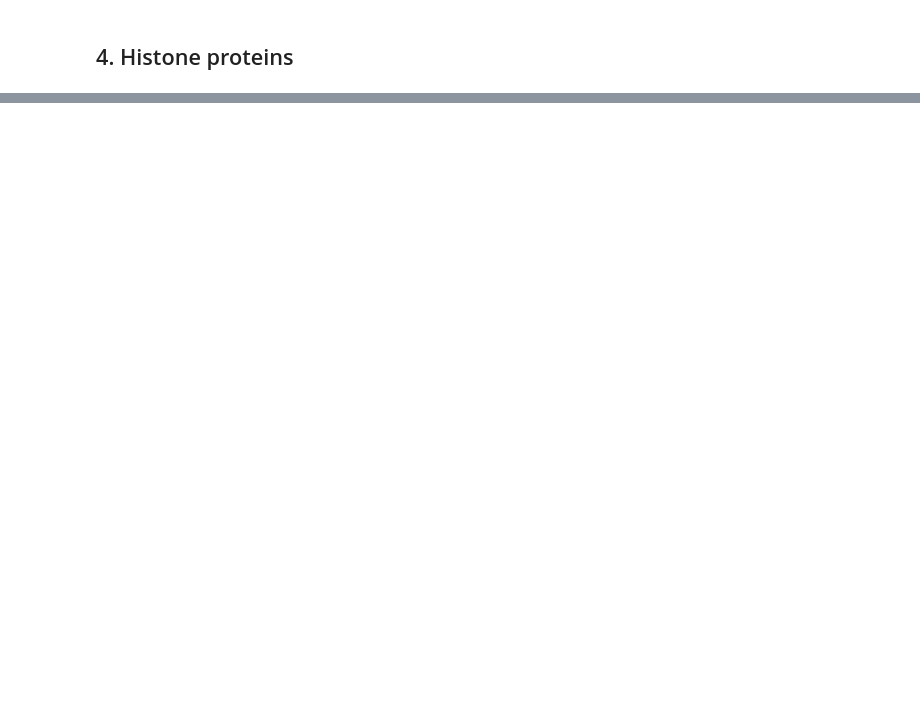
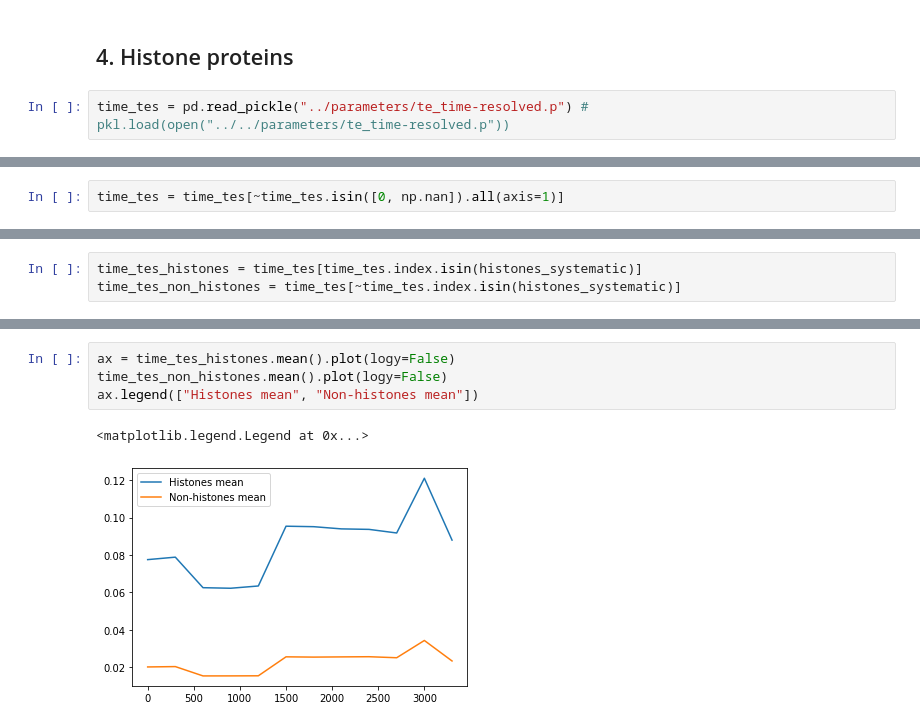
Before and after one commit to gittenberg/TRSL2, a Jupyter notebook: notebooks/40_Histone_analysis.ipynb, the cells around one changed output, grey strips where cells are left out. Cells and saved outputs as stored; diff of their text form; blank space fills up the shorter version.

```diff
--- a/notebooks/40_Histone_analysis.ipynb
+++ b/notebooks/40_Histone_analysis.ipynb
@@ -94,2 +160,4 @@ In the time-resolved TRSL model, 20 minutes is exactly at the transition from la
 # %% [markdown]
 ## 4. Histone proteins
+# %%
+time_tes = pd.read_pickle("../parameters/te_time-resolved.p") # pkl.load(open("../../parameters/te_time-resolved.p"))
@@ -95,0 +182,2 @@ In the time-resolved TRSL model, 20 minutes is exactly at the transition from la
+# %%
+time_tes = time_tes[~time_tes.isin([0, np.nan]).all(axis=1)]
@@ -95,0 +200,3 @@ In the time-resolved TRSL model, 20 minutes is exactly at the transition from la
+# %%
+time_tes_histones = time_tes[time_tes.index.isin(histones_systematic)]
+time_tes_non_histones = time_tes[~time_tes.index.isin(histones_systematic)]
@@ -95,0 +225,7 @@ In the time-resolved TRSL model, 20 minutes is exactly at the transition from la
+# %%
+ax = time_tes_histones.mean().plot(logy=False)
+time_tes_non_histones.mean().plot(logy=False)
+ax.legend(["Histones mean", "Non-histones mean"])
+# %% [output]
+<matplotlib.legend.Legend at 0x...>
+[figure, added]
```
Also changed, not shown: parts of 26 cells of this notebook.
